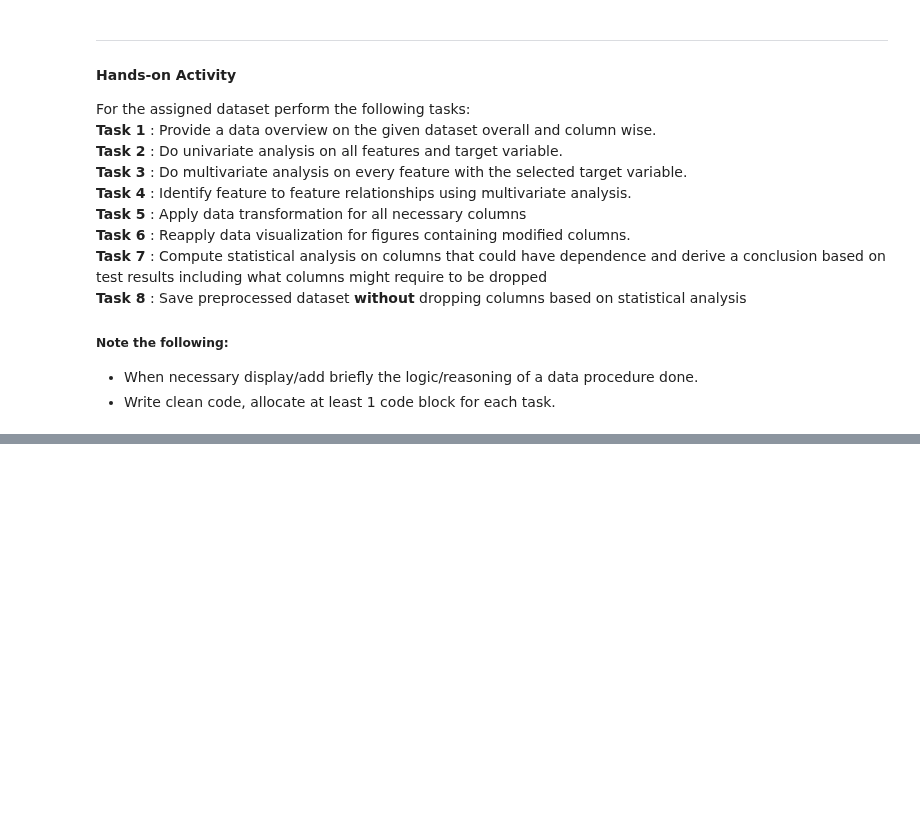
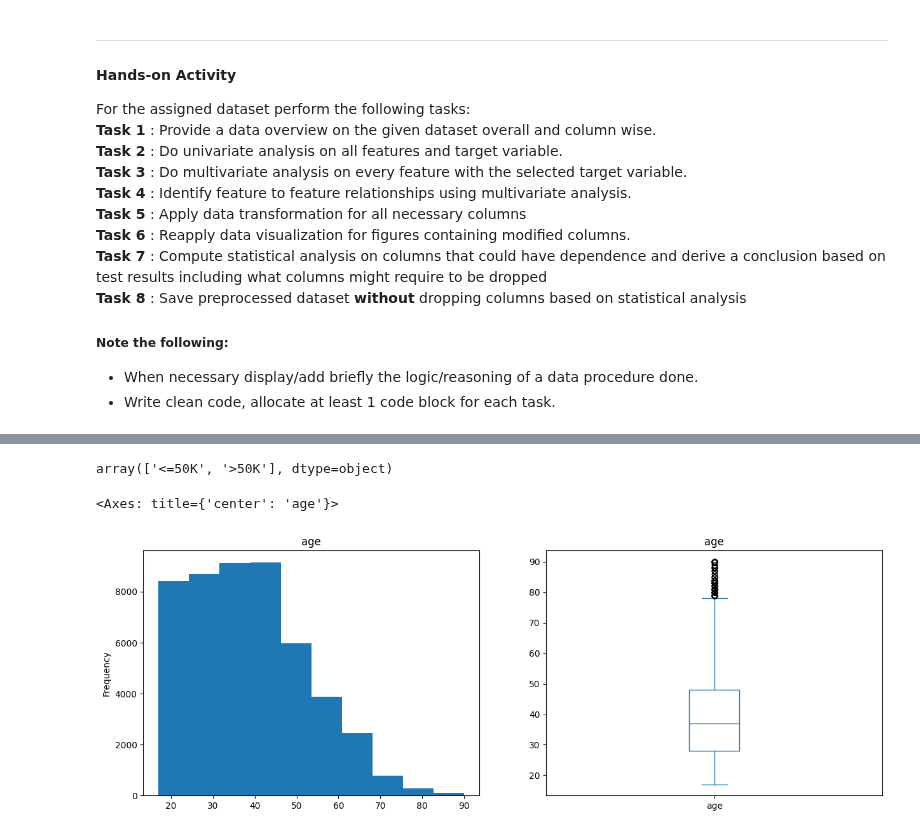
Before and after one commit to M-Hasan-Ibrahim/Data_Analysis_Lab, a Jupyter notebook: Lab_02.ipynb, the cells around one changed output, grey strips where cells are left out. Cells and saved outputs as stored; diff of their text form; code cells hidden in the pictures; blank space fills up the shorter version.

```diff
--- a/Lab_02.ipynb
+++ b/Lab_02.ipynb
@@ -91,3 +91,10 @@ For the assigned dataset perform the following tasks: <br>
 
 - When necessary display/add briefly the logic/reasoning of a data procedure done.
 - Write clean code, allocate at least 1 code block for each task.
+# %%
+# task 1
+import pandas as pd
+
+df = pd.read_csv("data\lab_02_A.csv")
+display(df)
+df.info()
@@ -93,0 +132,22 @@ For the assigned dataset perform the following tasks: <br>
+# %%
+dfNew = pd.read_csv("data\lab_02_A_cleaned")
+dfNew["income"].unique()
+# %% [output]
+array(['<=50K', '>50K'], dtype=object)
+# %%
+
+
+df.loc[df['income'] == "<=50K.", 'income'] = "<=50K"
+
+df.loc[df['income'] == ">50K.", 'income'] = ">50K"
+df.to_csv("data\lab_02_A_cleaned", index=False)
+# %%
+import matplotlib.pyplot as plt
+
+fig, axs = plt.subplots(nrows=1, ncols=2, figsize=(15, 5))
+
+df["age"].plot(kind='hist', ax=axs[0], title="age")
+df["age"].plot(kind='box', ax=axs[1], title="age")
+# %% [output]
+<Axes: title={'center': 'age'}>
+[figure, added]
```
Also changed, not shown: parts of 4 cells of this notebook, 1 other file.
